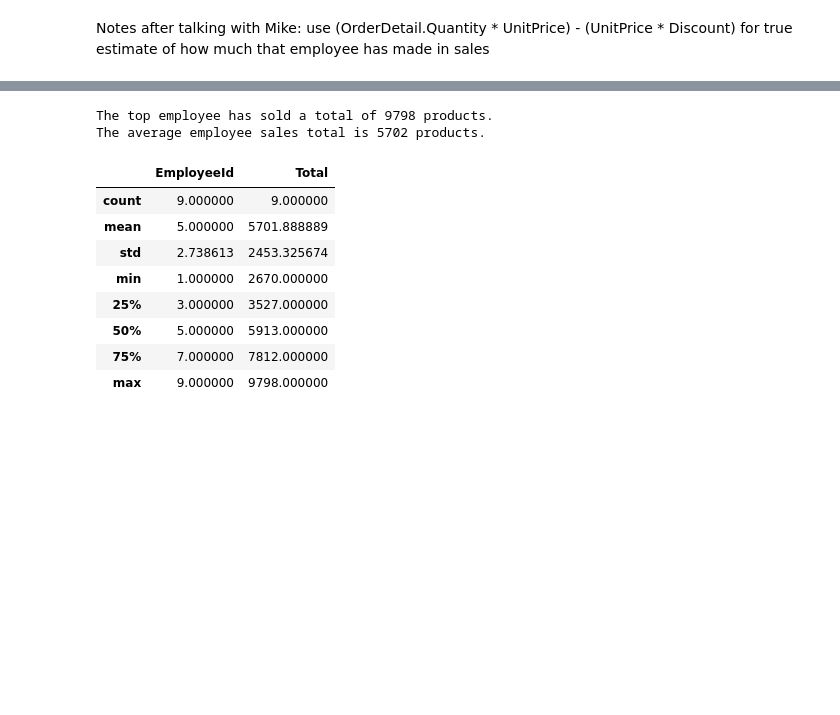
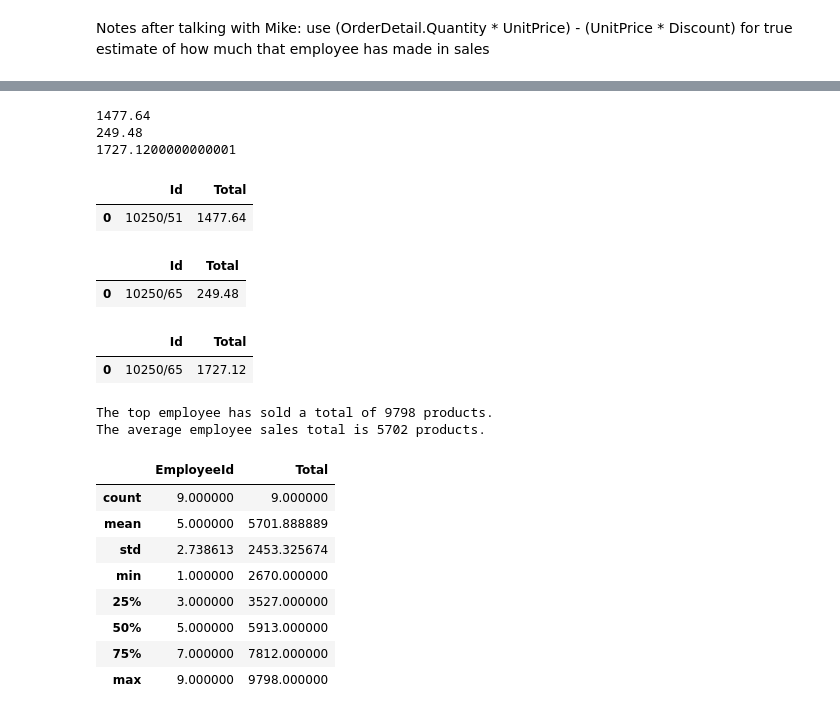
Before and after one commit to MagicMilly/dsc-2-final-project-online-ds-ft-100118, a Jupyter notebook: student.ipynb, the cells around one changed output, grey strips where cells are left out. Drawn from its saved outputs; the diff is of its cells as text; code cells hidden in the pictures; blank space fills up the shorter version.

```diff
--- a/student.ipynb
+++ b/student.ipynb
@@ -562,3 +570,35 @@ employee_sales_df
+# %%
+first_order = (42.4 * 35) - (42.4 * .15)
+second_order = (16.8 * 15) - (16.8 * .15)
+total_sum = first_order + second_order
+print(first_order)
+print(second_order)
+print(total_sum)
+# %% [output]
+1477.64
+249.48
+1727.1200000000001
+# %%
+first_math_example = pd.read_sql_query('SELECT Id, UnitPrice*Quantity-UnitPrice*Discount AS Total FROM OrderDetail \
+WHERE Id = "10250/51";', conn)
+first_math_example
+# %% [output]
+|  | Id | Total |
+| 0 | 10250/51 | 1477.64 |
+# %%
+second_math_example = pd.read_sql_query('SELECT Id, UnitPrice*Quantity-UnitPrice*Discount AS Total FROM OrderDetail WHERE Id = \
+"10250/65";', conn)
+second_math_example
+# %% [output]
+|  | Id | Total |
+| 0 | 10250/65 | 249.48 |
+# %%
+third_math_test = pd.read_sql_query('SELECT Id, SUM(UnitPrice*Quantity-UnitPrice*Discount) AS Total FROM OrderDetail \
+WHERE Id = "10250/65" OR Id = "10250/51";', conn)
+third_math_test
+# %% [output]
+|  | Id | Total |
+| 0 | 10250/65 | 1727.12 |
 # %%
 top_sales = 9798
 average_sales = int(round(employee_sales_df.Total.mean()))
```
Also changed, not shown: parts of 4 cells of this notebook.
